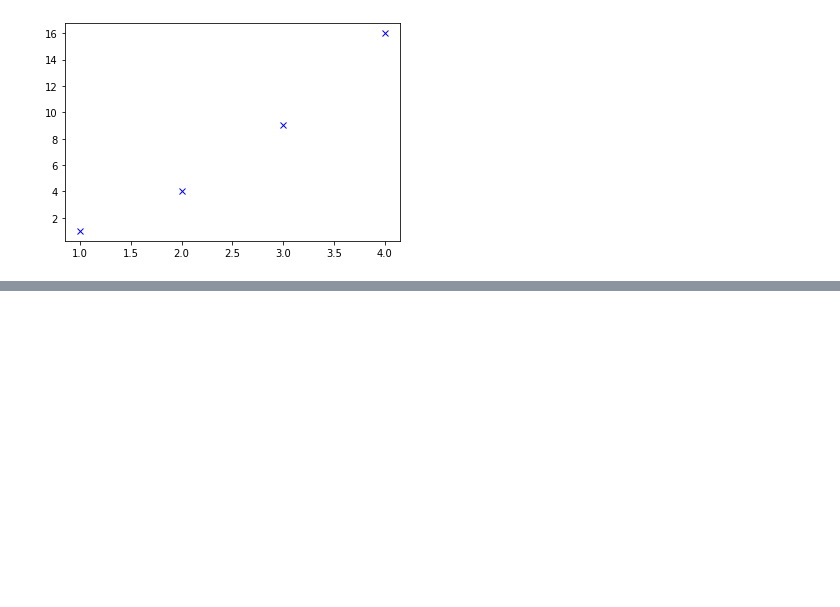
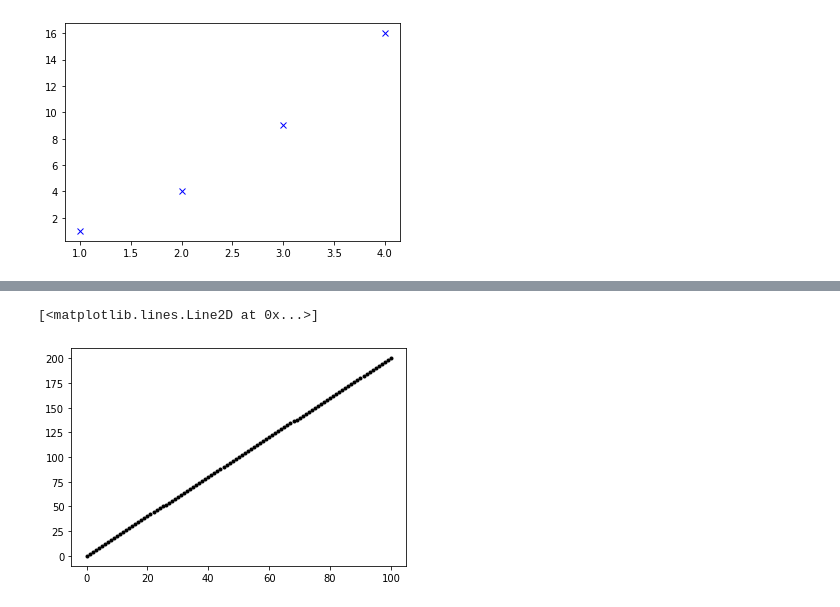
Before and after one commit to Antaine/ETLabs, a Jupyter notebook: lab3/two-variables.ipynb, the cells around one changed output, grey strips where cells are left out. Cells and saved outputs as stored; diff of their text form; code cells hidden in the pictures; blank space fills up the shorter version.

```diff
--- a/lab3/two-variables.ipynb
+++ b/lab3/two-variables.ipynb
@@ -26,0 +38,8 @@ plt.plot([1, 2, 3, 4], [1, 4, 9, 16], 'bx')
+# %%
+x = np.linspace(0.0, 100.0, 101)
+y = 2.0 * x
+
+plt.plot(x,y,'k.')
+# %% [output]
+[<matplotlib.lines.Line2D at 0x...>]
+[figure, added]
```
Also changed, not shown: parts of 17 cells of this notebook.
